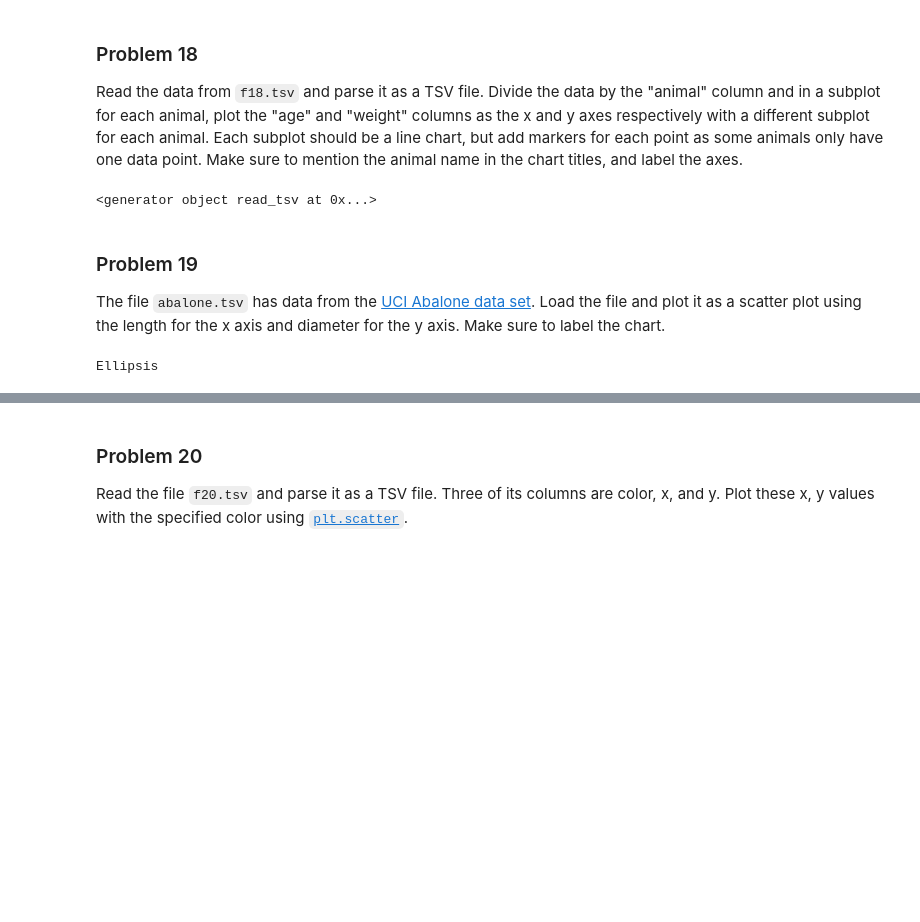
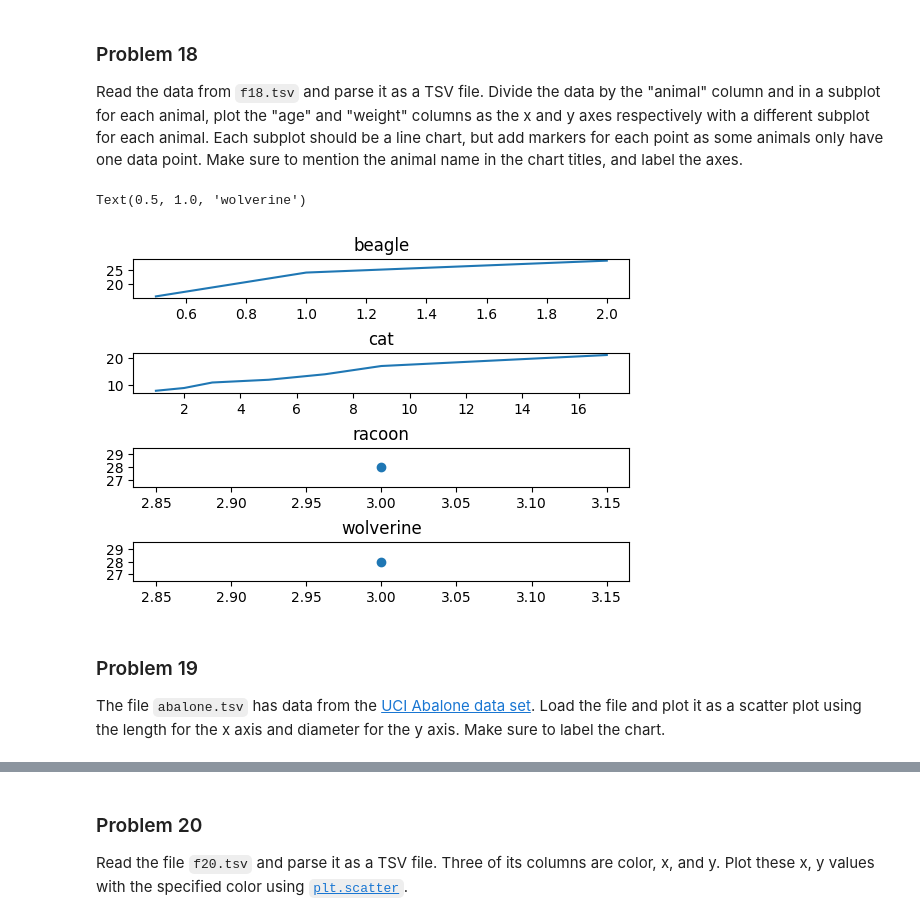
Before and after one commit to ktennant5378/dx602-homework-05, a Jupyter notebook: homework.ipynb, the cells around one changed output, grey strips where cells are left out. Saved outputs shown, nothing was run; the diff lists cells and outputs as text; code cells hidden in the pictures; blank space fills up the shorter version.

```diff
--- a/homework.ipynb
+++ b/homework.ipynb
@@ -422,37 +422,37 @@ Read the data from `f18.tsv` and parse it as a TSV file.
 Divide the data by the "animal" column and in a subplot for each animal, plot the "age" and "weight" columns as the x and y axes respectively with a different subplot for each animal.
 Each subplot should be a line chart, but add markers for each point as some animals only have one data point.
 Make sure to mention the animal name in the chart titles, and label the axes.
-# %%
-# YOUR CHANGES HERE
-def read_tsv(filename):
-    with open(filename) as fp:
-        def parse_line(line):
-            return line.rstrip("\n").split("\t")
-
-        header = parse_line(next(fp))
-        for line in fp:
-            values = parse_line(line)
-            d = {}
-            for i in range(len(header)):
-                if values[i] == '':
-                    d[header[i]] = None
-                else:
-                    d[header[i]] = int(values[i])
-            # d = {header[i] : int(values[i]) for i in range(len(header))}
-            yield d
-
-read_tsv("f18.tsv")
-# %% [output]
-<generator object read_tsv at 0x...>
+# %%
+# YOUR CHANGES HERE
+df = pd.read_csv("f18.tsv", sep="\t")
+
+# filtered dfs
+beagle = df[df["animal"] == "beagle"].copy()
+cat = df[df["animal"] == "cat"].copy()
+racoon   = df[df["animal"] == "racoon"].copy()
+wolverine = df[df["animal"] == "wolverine"].copy()
+
+plt.subplot(8,1,2)
+plot(beagle["age"], beagle["weight"])
+plt.title("beagle")
+
+plt.subplot(8,1,4)
+plot(cat["age"], cat["weight"])
+plt.title("cat")
+
+plt.subplot(8,1,6)
+plot(racoon["age"], racoon["weight"], marker = 'o')
+plt.title("racoon")
+
+plt.subplot(8,1,8)
+plot(wolverine["age"], wolverine["weight"], marker = 'o')
+plt.title("wolverine")
+# %% [output]
+Text(0.5, 1.0, 'wolverine')
+[figure, added]
 # %% [markdown]
 ### Problem 19
 
 The file `abalone.tsv` has data from the [UCI Abalone data set](https://archive.ics.uci.edu/dataset/1/abalone).
 Load the file and plot it as a scatter plot using the length for the x axis and diameter for the y axis.
 Make sure to label the chart.
-# %%
-# YOUR CHANGES HERE
-
-...
-# %% [output]
-Ellipsis
```
Also changed, not shown: parts of 3 cells of this notebook.
